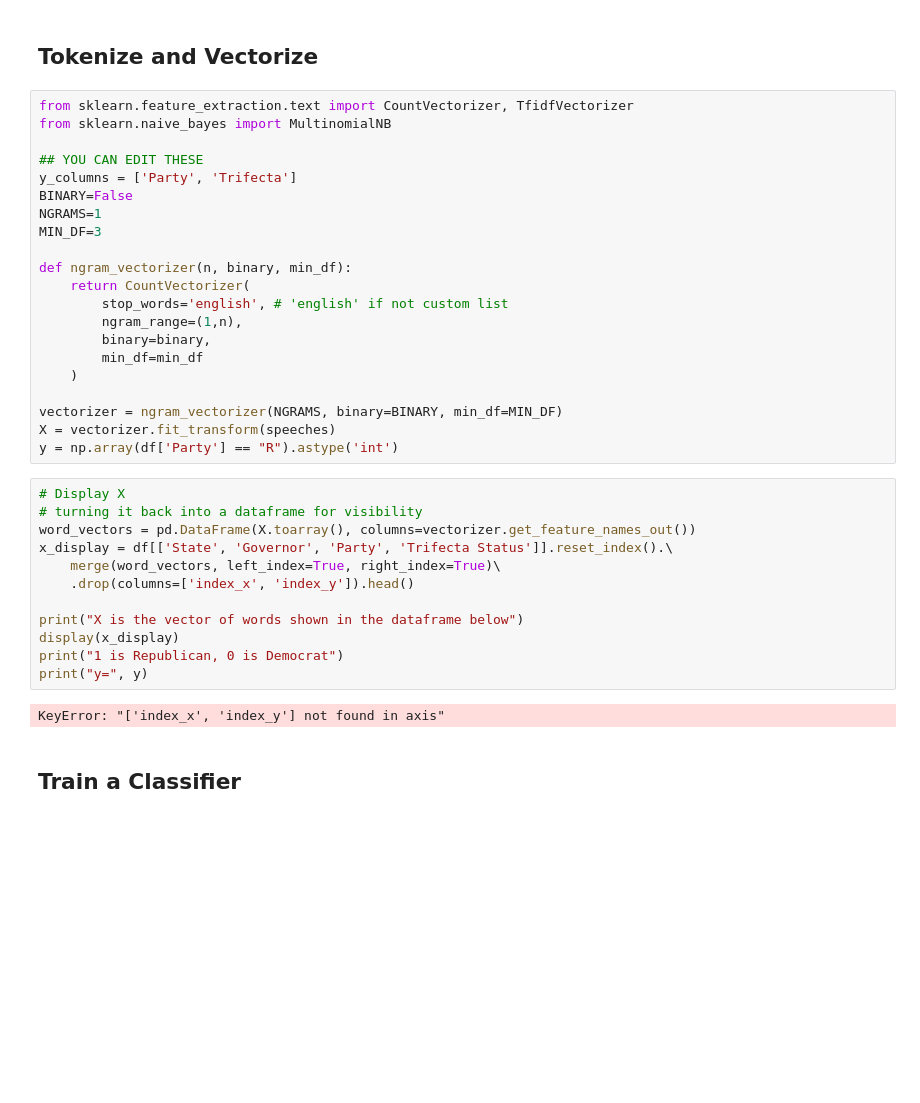
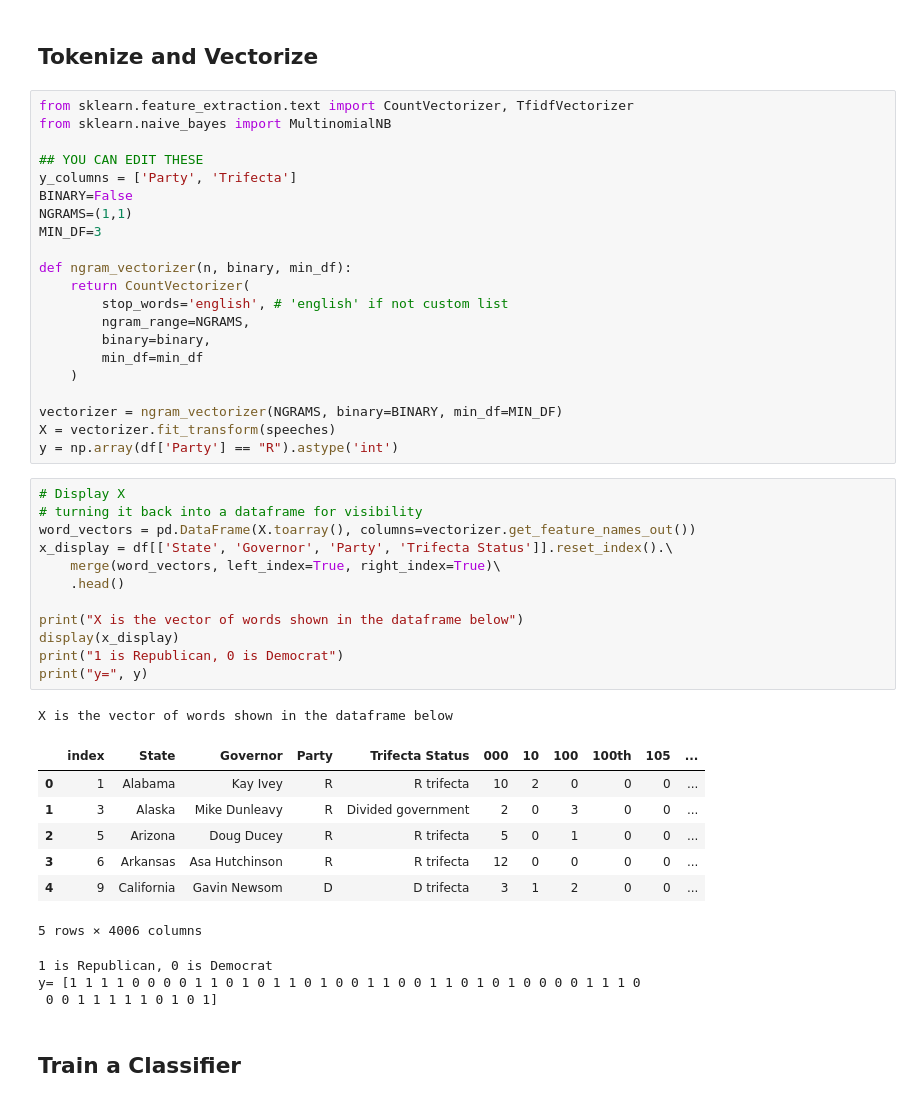
Before and after one commit to data4news/text-analysis, a Jupyter notebook: state-of-the-states-1.ipynb, the cells around one changed output. Cells and saved outputs as stored; diff of their text form; blank space fills up the shorter version.

```diff
--- a/state-of-the-states-1.ipynb
+++ b/state-of-the-states-1.ipynb
@@ -78,13 +67,13 @@ from sklearn.naive_bayes import MultinomialNB
 ## YOU CAN EDIT THESE
 y_columns = ['Party', 'Trifecta']
 BINARY=False
-NGRAMS=1
+NGRAMS=(1,1)
 MIN_DF=3
 
 def ngram_vectorizer(n, binary, min_df):
     return CountVectorizer(
         stop_words='english', # 'english' if not custom list
-        ngram_range=(1,n),
+        ngram_range=NGRAMS,
         binary=binary,
         min_df=min_df
     )
@@ -95,17 +84,27 @@ y = np.array(df['Party'] == "R").astype('int')
 # %%
 # Display X
 # turning it back into a dataframe for visibility
 word_vectors = pd.DataFrame(X.toarray(), columns=vectorizer.get_feature_names_out())
 x_display = df[['State', 'Governor', 'Party', 'Trifecta Status']].reset_index().\
     merge(word_vectors, left_index=True, right_index=True)\
-    .drop(columns=['index_x', 'index_y']).head()
+    .head()
 
 print("X is the vector of words shown in the dataframe below")
 display(x_display)
 print("1 is Republican, 0 is Democrat")
 print("y=", y)
 # %% [output]
-KeyError: "['index_x', 'index_y'] not found in axis"
+X is the vector of words shown in the dataframe below
+|  | index | State | Governor | Party | Trifecta Status | 000 | 10 | 100 | 100th | 105 | ... |
+| 0 | 1 | Alabama | Kay Ivey | R | R trifecta | 10 | 2 | 0 | 0 | 0 | ... |
+| 1 | 3 | Alaska | Mike Dunleavy | R | Divided government | 2 | 0 | 3 | 0 | 0 | ... |
+| 2 | 5 | Arizona | Doug Ducey | R | R trifecta | 5 | 0 | 1 | 0 | 0 | ... |
+| 3 | 6 | Arkansas | Asa Hutchinson | R | R trifecta | 12 | 0 | 0 | 0 | 0 | ... |
+| 4 | 9 | California | Gavin Newsom | D | D trifecta | 3 | 1 | 2 | 0 | 0 | ... |
+5 rows × 4006 columns
+1 is Republican, 0 is Democrat
+y= [1 1 1 1 0 0 0 0 1 1 0 1 0 1 1 0 1 0 0 1 1 0 0 1 1 0 1 0 1 0 0 0 0 1 1 1 0
+ 0 0 1 1 1 1 1 0 1 0 1]
 # %% [markdown]
 ## Train a Classifier
 # %%
```
Also changed, not shown: parts of 11 cells of this notebook.
